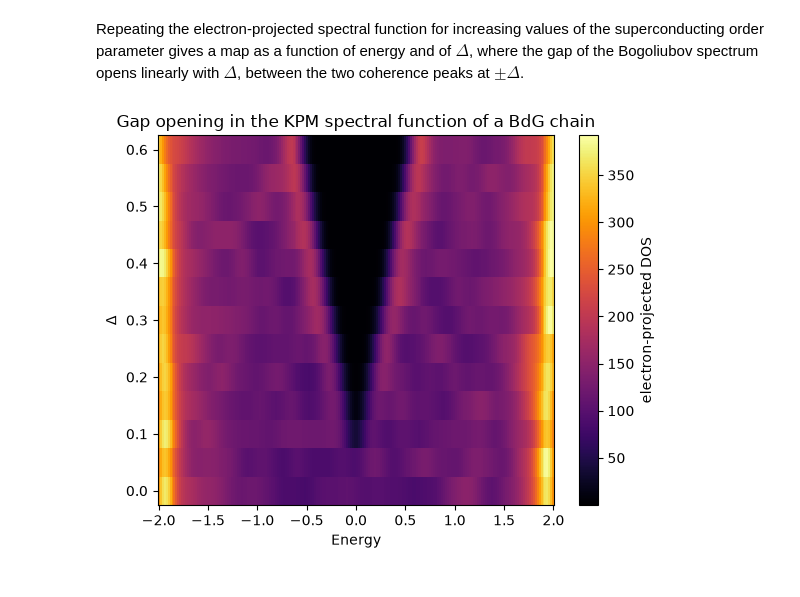
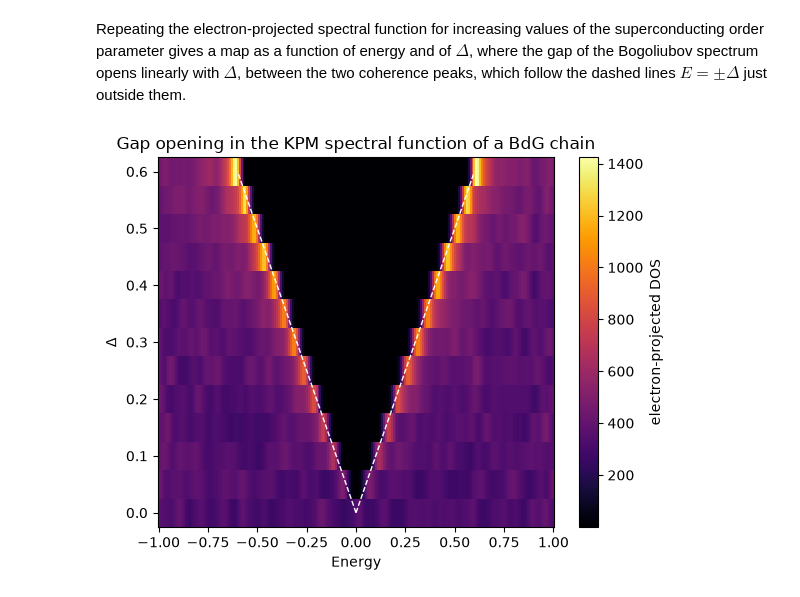
Before and after one commit to joselado/pyqula, a Jupyter notebook: jupyter-notebooks/functionalities/chebyshev_kpm_algorithms/04_operator_resolved_spectral_functions.ipynb, the cells around one changed output. Drawn from its saved outputs; the diff is of its cells as text; code cells hidden in the pictures.

```diff
--- a/jupyter-notebooks/functionalities/chebyshev_kpm_algorithms/04_operator_resolved_spectral_functions.ipynb
+++ b/jupyter-notebooks/functionalities/chebyshev_kpm_algorithms/04_operator_resolved_spectral_functions.ipynb
@@ -14,20 +15,40 @@ sys.path.append(os.getcwd()+"/../../../src")
 import numpy as np
 import matplotlib.pyplot as plt
 from pyqula import geometry
+np.random.seed(0) # the random vectors of the stochastic trace
+L = 1000 # number of sites of the chain
 g = geometry.chain()
-g = g.get_supercell(300)
+g = g.get_supercell(L)
 g.dimensionality = 0
 h = g.get_hamiltonian(has_spin=True,is_sparse=True)
 h.add_swave(0.3)
 
-energies = np.linspace(-2.,2.,200)
-x,y_total = h.get_dos(mode="KPM",energies=energies,delta=5e-2,ntries=10)
-x,y_electron = h.get_dos(mode="KPM",energies=energies,delta=5e-2,ntries=10,operator="electron")
+energies = np.linspace(-2.,2.,401)
+delta = 2e-2 # half width at half maximum of the peak of a single level
+x,y_total = h.get_dos(mode="KPM",energies=energies,delta=delta,ntries=10)
+x,y_electron = h.get_dos(mode="KPM",energies=energies,delta=delta,ntries=10,operator="electron")
+
+# BCS density of states of the infinite chain, electron part: 2L rho_n(xi)|E|/xi with
+# xi = sqrt(E^2-Delta^2) and rho_n(xi) = 1/(pi sqrt(4-xi^2)), broadened by the nearly
+# Gaussian peak of the Jackson kernel, of standard deviation delta/sqrt(2 ln 2)
+D = 0.3
+sigma = delta/np.sqrt(2.*np.log(2.))
+phi = (np.arange(4000)+0.5)/4000*np.pi/2 # xi = 2 sin(phi), so that rho_n dxi = dphi/pi
+Ek = np.sqrt(4.*np.sin(phi)**2 + D**2) # quasiparticle energies
+gauss = lambda u: np.exp(-u**2/(2*sigma**2))/(np.sqrt(2*np.pi)*sigma)
+bcs = np.array([2*L/np.pi*np.sum(gauss(e-Ek)+gauss(e+Ek))*(np.pi/2/4000) for e in energies])
 
 plt.plot(x,y_total,label="total")
 plt.plot(x,y_electron,label="electron-projected")
+plt.plot(energies,bcs,"--",c="black",label="BCS, infinite chain")
 plt.xlabel("Energy") ; plt.ylabel("DOS")
 plt.legend()
 plt.title("Operator-resolved KPM spectral function, BdG chain")
 plt.show()
+
+sel = (energies>0)&(energies<1)
+print("coherence peak at E =",energies[sel][np.argmax(y_electron[sel])],
+      ", broadened BCS peak at E =",energies[sel][np.argmax(bcs[sel])])
+s2 = (np.abs(energies)>0.5)&(np.abs(energies)<1.8)
+print("mean relative deviation from BCS for 0.5<|E|<1.8:",np.mean(np.abs(y_electron[s2]/bcs[s2]-1)))
 # %% [output]
@@ -35,21 +68,24 @@ plt.show()
 # %% [markdown]
 Repeating the electron-projected spectral function for increasing values of the superconducting
 order parameter gives a map as a function of energy and of $\Delta$, where the gap of the
-Bogoliubov spectrum opens linearly with $\Delta$, between the two coherence peaks at $\pm\Delta$.
+Bogoliubov spectrum opens linearly with $\Delta$, between the two coherence peaks, which follow
+the dashed lines $E=\pm\Delta$ just outside them.
 # %%
+energies = np.linspace(-1.,1.,201)
 deltas = np.linspace(0.,0.6,13) # values of the s-wave order parameter
 dos_map = []
 for d in deltas:
     hd = g.get_hamiltonian(has_spin=True,is_sparse=True)
     hd.add_swave(d)
-    x,y = hd.get_dos(mode="KPM",energies=energies,delta=5e-2,ntries=4,operator="electron")
+    x,y = hd.get_dos(mode="KPM",energies=energies,delta=delta,ntries=4,operator="electron")
     dos_map.append(y)
 dos_map = np.array(dos_map)
 
 plt.pcolormesh(energies,deltas,dos_map,cmap="inferno",shading="auto")
+plt.plot(deltas,deltas,"--",c="white",lw=1) ; plt.plot(-deltas,deltas,"--",c="white",lw=1) # E = +-Delta
 plt.colorbar(label="electron-projected DOS")
 plt.xlabel("Energy") ; plt.ylabel(r"$\Delta$")
 plt.title("Gap opening in the KPM spectral function of a BdG chain")
 plt.show()
 # %% [output]
-[figure, old version]
+[figure, new version]
```
Also changed, not shown: parts of 4 cells of this notebook, 19 other files.
